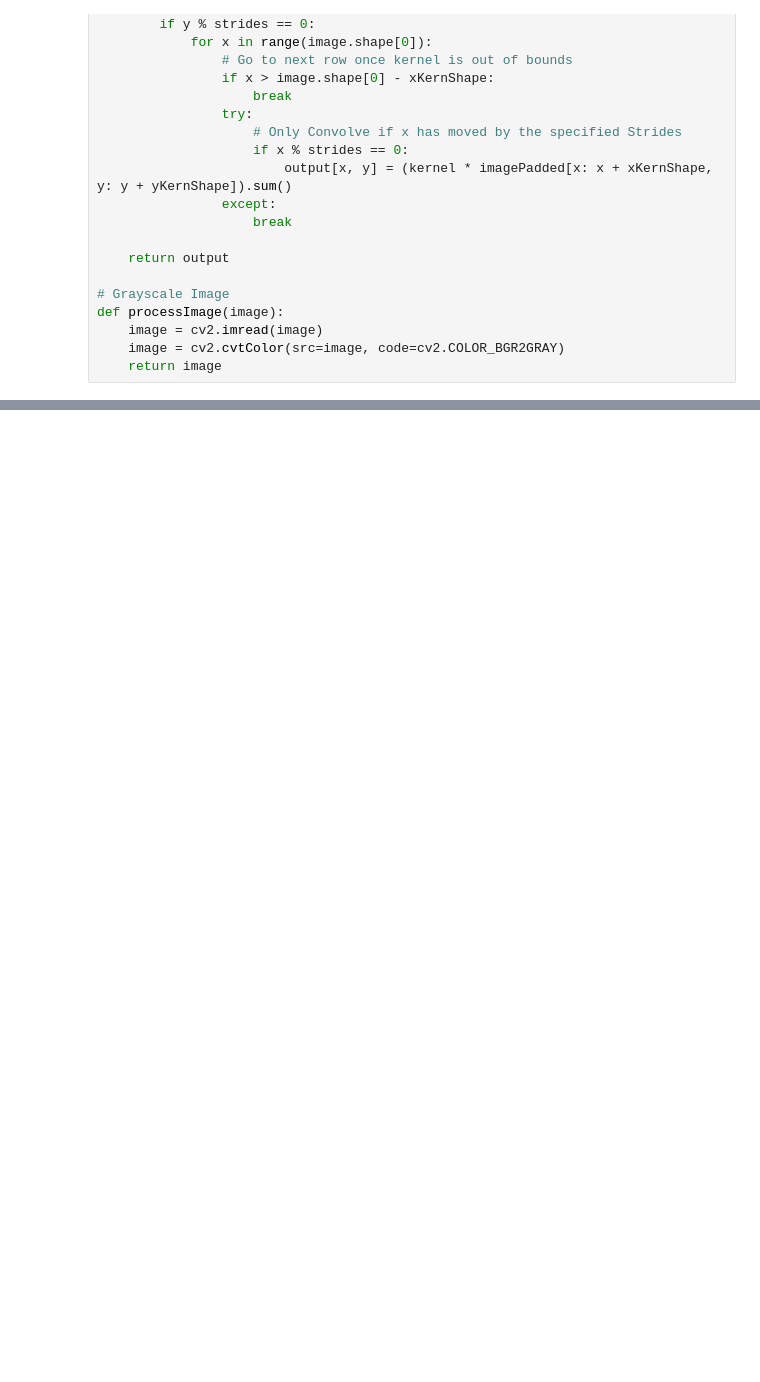
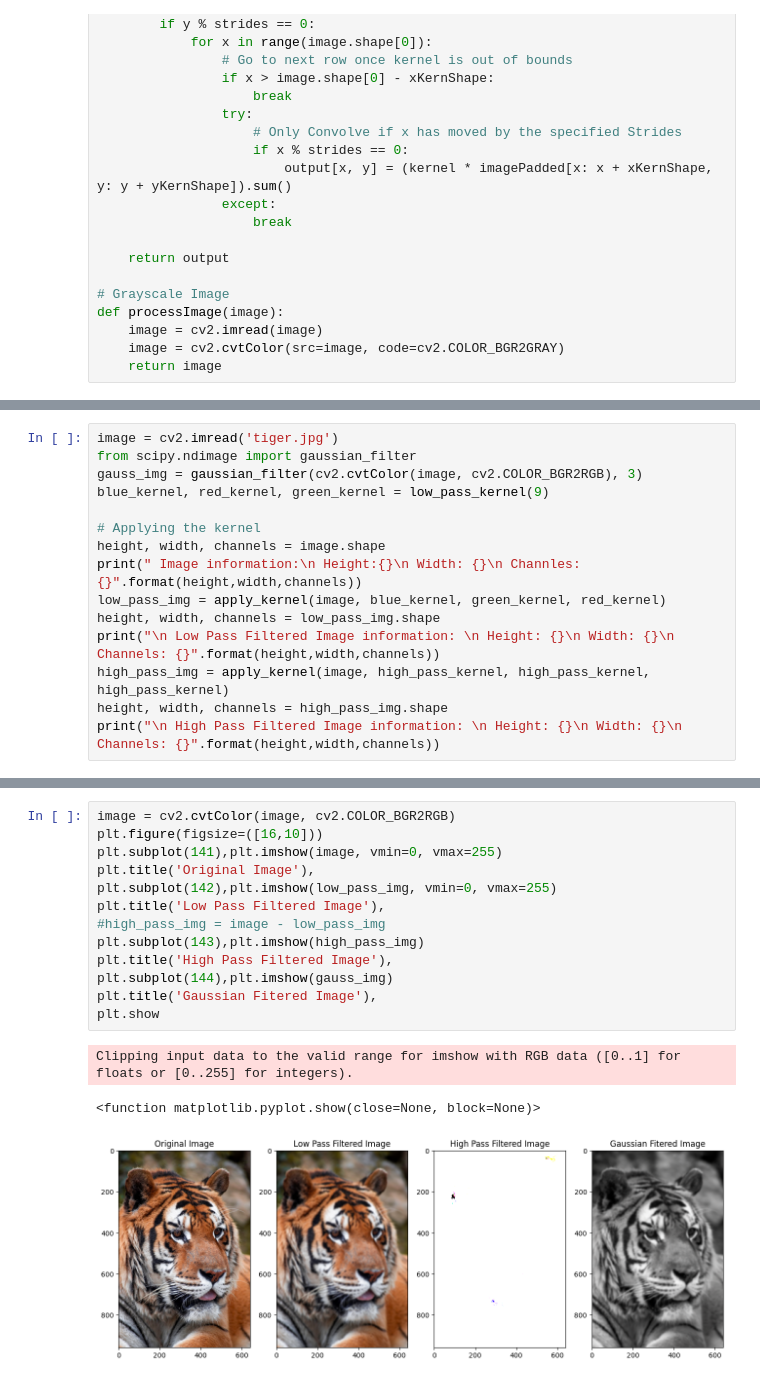
Before and after one commit to iltranqui/learn_anything, a Jupyter notebook: ComputerVision/Convolution.ipynb, the cells around one changed output, grey strips where cells are left out. Drawn from its saved outputs; the diff is of its cells as text; blank space fills up the shorter version.

```diff
--- a/ComputerVision/Convolution.ipynb
+++ b/ComputerVision/Convolution.ipynb
@@ -146,0 +400,15 @@ plt.show()
+# %%
+image = cv2.imread('tiger.jpg')
+from scipy.ndimage import gaussian_filter
+gauss_img = gaussian_filter(cv2.cvtColor(image, cv2.COLOR_BGR2RGB), 3)
+blue_kernel, red_kernel, green_kernel = low_pass_kernel(9)
+
+# Applying the kernel
+height, width, channels = image.shape
+print(" Image information:\n Height:{}\n Width: {}\n Channles: {}".format(height,width,channels))
+low_pass_img = apply_kernel(image, blue_kernel, green_kernel, red_kernel)
+height, width, channels = low_pass_img.shape
+print("\n Low Pass Filtered Image information: \n Height: {}\n Width: {}\n Channels: {}".format(height,width,channels))
+high_pass_img = apply_kernel(image, high_pass_kernel, high_pass_kernel, high_pass_kernel)
+height, width, channels = high_pass_img.shape
+print("\n High Pass Filtered Image information: \n Height: {}\n Width: {}\n Channels: {}".format(height,width,channels))
@@ -146,0 +448,17 @@ plt.show()
+# %%
+image = cv2.cvtColor(image, cv2.COLOR_BGR2RGB)
+plt.figure(figsize=([16,10]))
+plt.subplot(141),plt.imshow(image, vmin=0, vmax=255)
+plt.title('Original Image'),
+plt.subplot(142),plt.imshow(low_pass_img, vmin=0, vmax=255)
+plt.title('Low Pass Filtered Image'),
+#high_pass_img = image - low_pass_img
+plt.subplot(143),plt.imshow(high_pass_img)
+plt.title('High Pass Filtered Image'),
+plt.subplot(144),plt.imshow(gauss_img)
+plt.title('Gaussian Fitered Image'),
+plt.show
+# %% [output]
+Clipping input data to the valid range for imshow with RGB data ([0..1] for floats or [0..255] for integers).
+<function matplotlib.pyplot.show(close=None, block=None)>
+[figure, added]
```
Also changed, not shown: parts of 16 cells of this notebook, 1 other file.
